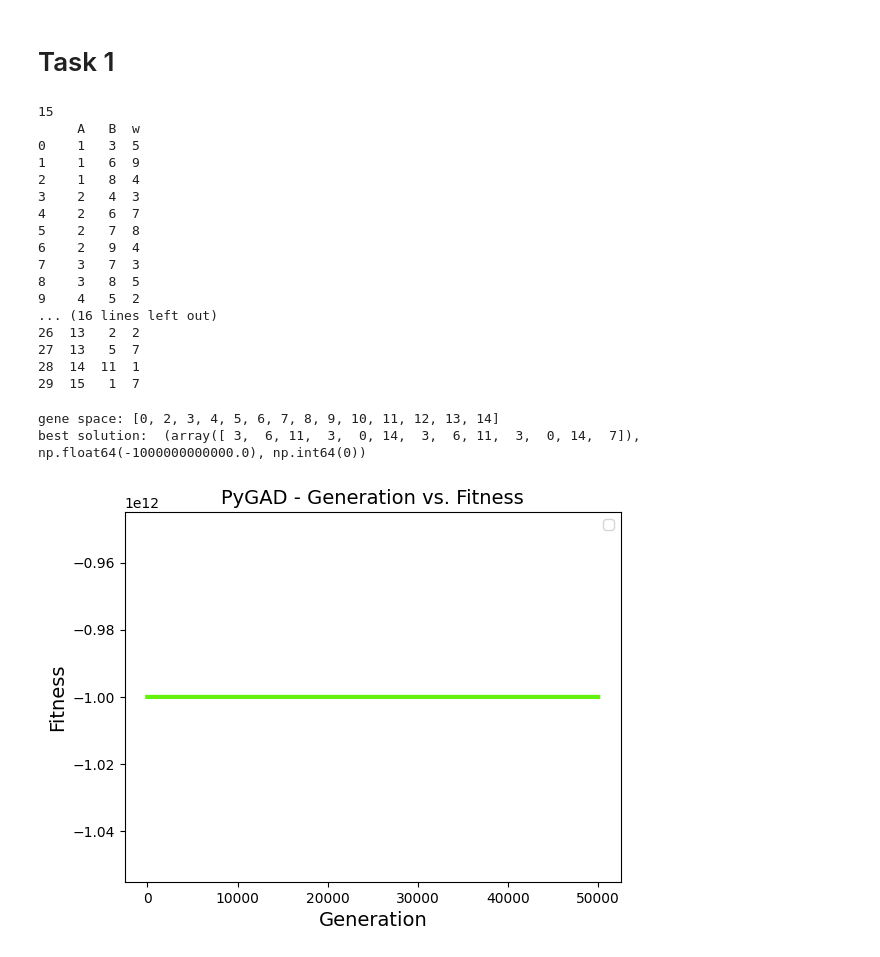
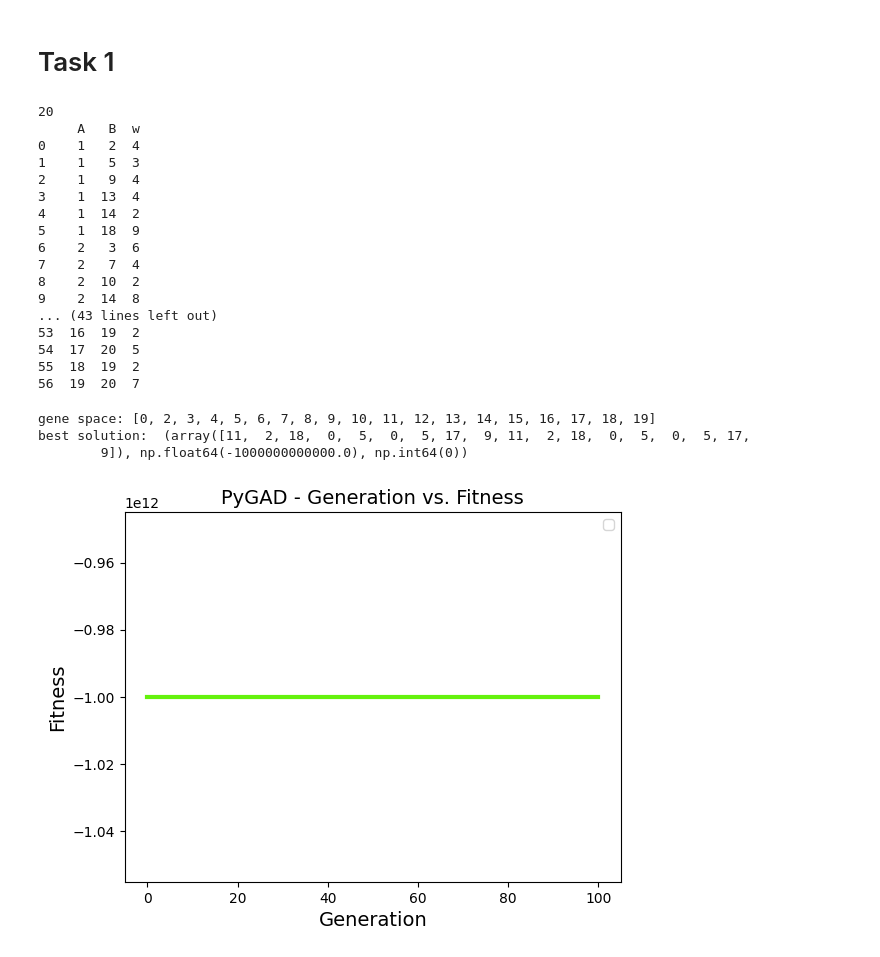
Before and after one commit to Favstina/IntelligentSystems-Assigment_1, a Jupyter notebook: Task1/GA1.ipynb, the cells around one changed output. Saved outputs shown, nothing was run; the diff lists cells and outputs as text; code cells hidden in the pictures.

```diff
--- a/Task1/GA1.ipynb
+++ b/Task1/GA1.ipynb
@@ -14,31 +14,31 @@ def read_graph(path):
     return n, graph
 # %%
 # choose graph
-path = "../graphs/g8.txt"
+path = "../graphs/g4.txt"
 
 n, graph = read_graph(path)
 
 # choose start and end paramethers
 start = 1
-end = 15
+end = 20
 # %% [output]
-15
+20
      A   B  w
-0    1   3  5
-1    1   6  9
-2    1   8  4
-3    2   4  3
-4    2   6  7
-5    2   7  8
-6    2   9  4
-7    3   7  3
-8    3   8  5
-9    4   5  2
-... (16 lines left out)
-26  13   2  2
-27  13   5  7
-28  14  11  1
-29  15   1  7
+0    1   2  4
+1    1   5  3
+2    1   9  4
+3    1  13  4
+4    1  14  2
+5    1  18  9
+6    2   3  6
+7    2   7  4
+8    2  10  2
+9    2  14  8
+... (43 lines left out)
+53  16  19  2
+54  17  20  5
+55  18  19  2
+56  19  20  7
 # %%
 
 # fitness function
@@ -94,11 +94,12 @@ def genetic_algo_task1(number_generations, number_parents_mating, solutions_per_
   return abs(ga_instance.best_solution()[1])
 # %%
 fitness = genetic_algo_task1(
-        number_generations=50000,
+        number_generations=100,
         number_parents_mating=5,
         solutions_per_pop=500
     )
 # %% [output]
-gene space: [0, 2, 3, 4, 5, 6, 7, 8, 9, 10, 11, 12, 13, 14]
-best solution:  (array([ 3,  6, 11,  3,  0, 14,  3,  6, 11,  3,  0, 14,  7]), np.float64(-1000000000000.0), np.int64(0))
+gene space: [0, 2, 3, 4, 5, 6, 7, 8, 9, 10, 11, 12, 13, 14, 15, 16, 17, 18, 19]
+best solution:  (array([11,  2, 18,  0,  5,  0,  5, 17,  9, 11,  2, 18,  0,  5,  0,  5, 17,
+        9]), np.float64(-1000000000000.0), np.int64(0))
-[figure, old version]
+[figure, new version]
```
Also changed, not shown: parts of 3 cells of this notebook, 3 other files.
